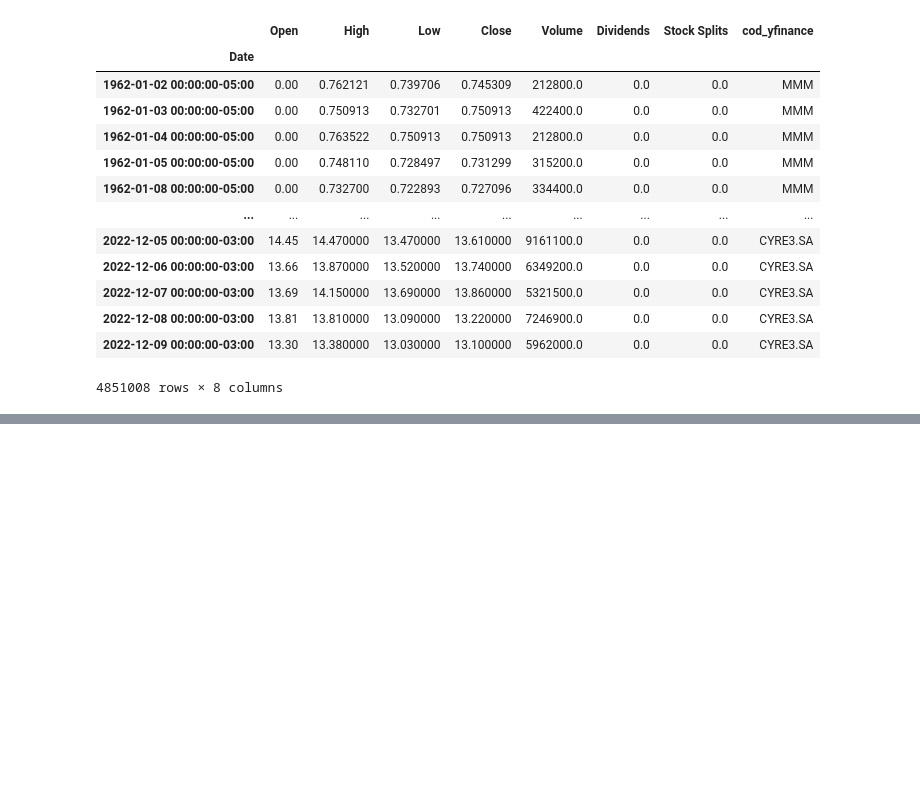
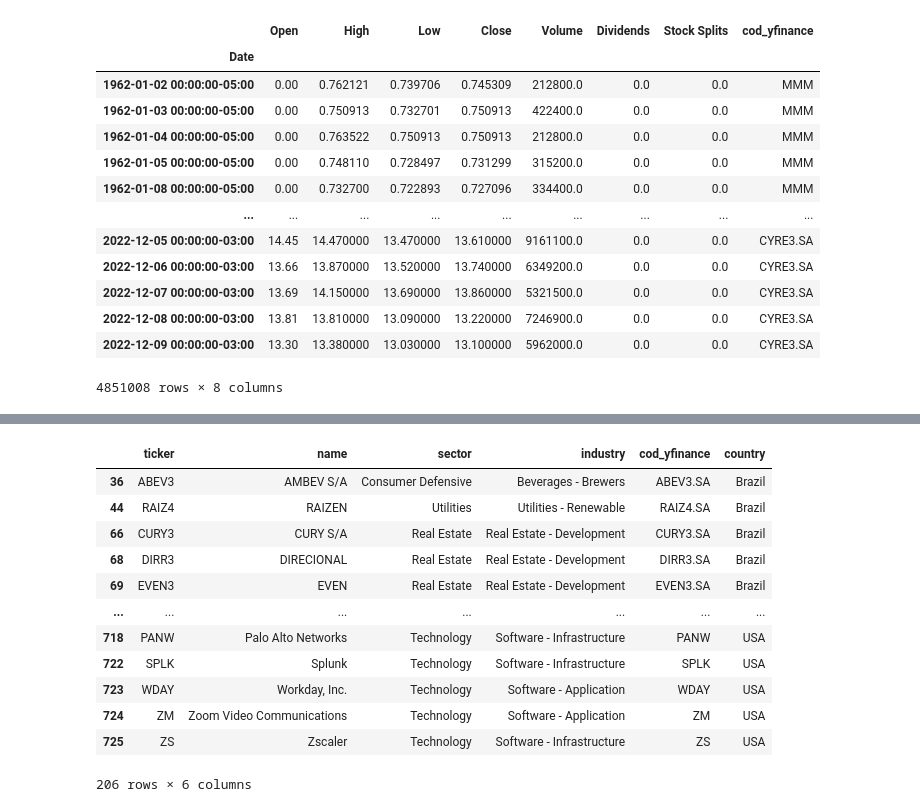
Before and after one commit to pedrolaender/05.Ironhack_Final_Project, a Jupyter notebook: testes.ipynb, the cells around one changed output, grey strips where cells are left out. Drawn from its saved outputs; the diff is of its cells as text; code cells hidden in the pictures; blank space fills up the shorter version.

```diff
--- a/testes.ipynb
+++ b/testes.ipynb
@@ -1011,0 +1052,16 @@ historical_data
+# %%
+all_companies[all_companies['industry'].str.contains('-')]
+# %% [output]
+|  | ticker | name | sector | industry | cod_yfinance | country |
+| 36 | ABEV3 | AMBEV S/A | Consumer Defensive | Beverages - Brewers | ABEV3.SA | Brazil |
+| 44 | RAIZ4 | RAIZEN | Utilities | Utilities - Renewable | RAIZ4.SA | Brazil |
+| 66 | CURY3 | CURY S/A | Real Estate | Real Estate - Development | CURY3.SA | Brazil |
+| 68 | DIRR3 | DIRECIONAL | Real Estate | Real Estate - Development | DIRR3.SA | Brazil |
+| 69 | EVEN3 | EVEN | Real Estate | Real Estate - Development | EVEN3.SA | Brazil |
+| ... | ... | ... | ... | ... | ... | ... |
+| 718 | PANW | Palo Alto Networks | Technology | Software - Infrastructure | PANW | USA |
+| 722 | SPLK | Splunk | Technology | Software - Infrastructure | SPLK | USA |
+| 723 | WDAY | Workday, Inc. | Technology | Software - Application | WDAY | USA |
+| 724 | ZM | Zoom Video Communications | Technology | Software - Application | ZM | USA |
+| 725 | ZS | Zscaler | Technology | Software - Infrastructure | ZS | USA |
+206 rows × 6 columns
```
Also changed, not shown: parts of 18 cells of this notebook.
